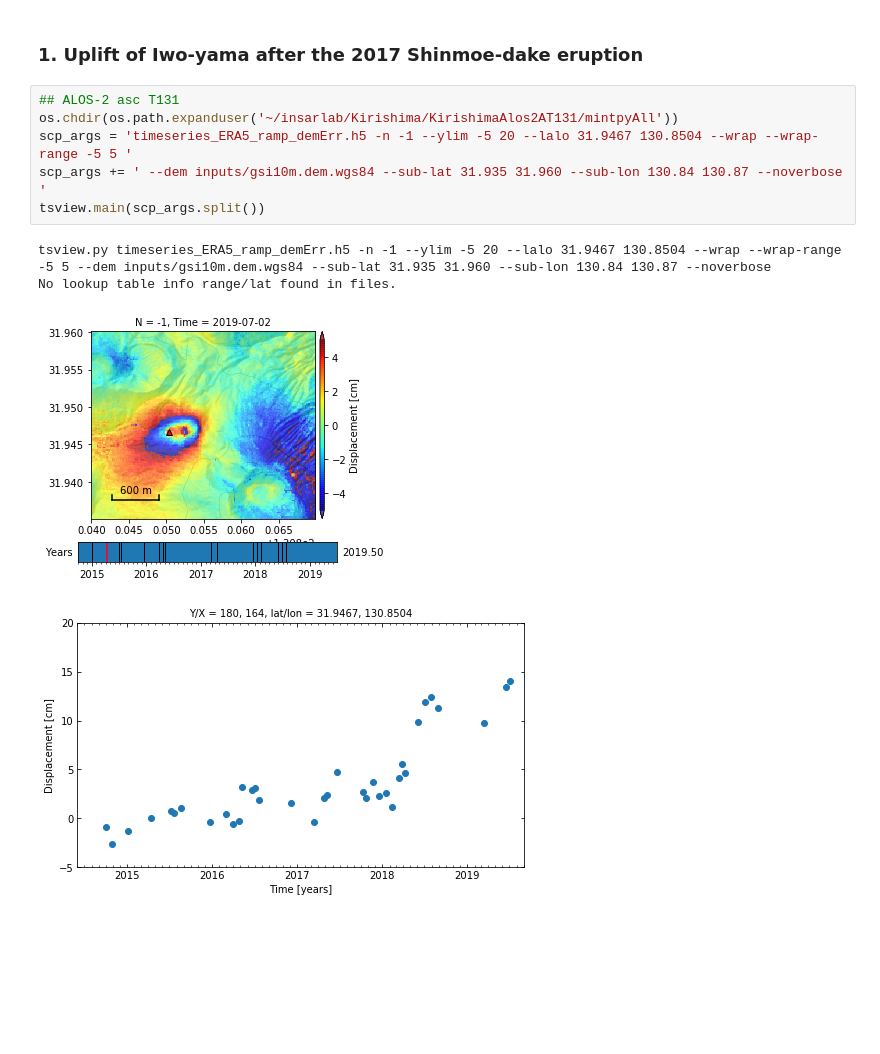
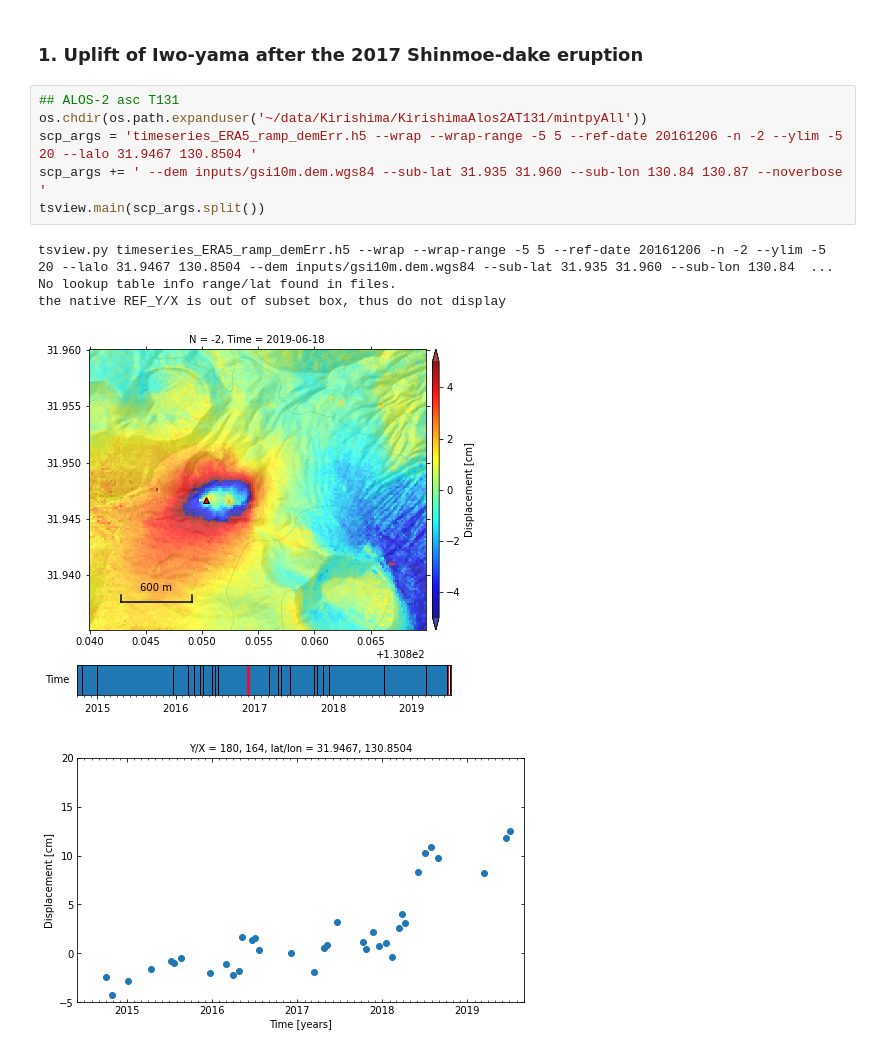
Before and after one commit to geodesymiami/2021-Kirishima, a Jupyter notebook: Fig_2_obs_maps.ipynb, the cells around one changed output. Saved outputs shown, nothing was run; the diff lists cells and outputs as text; blank space fills up the shorter version.

```diff
--- a/Fig_2_obs_maps.ipynb
+++ b/Fig_2_obs_maps.ipynb
@@ -147,12 +146,13 @@ inv_lon_2008post = float(inv_atr_2008post['CDMN_LON'])
 ### 1. Uplift of Iwo-yama after the 2017 Shinmoe-dake eruption
 # %%
 ## ALOS-2 asc T131
-os.chdir(os.path.expanduser('~/insarlab/Kirishima/KirishimaAlos2AT131/mintpyAll'))
-scp_args = 'timeseries_ERA5_ramp_demErr.h5 -n -1 --ylim -5 20 --lalo 31.9467 130.8504 --wrap --wrap-range -5 5 '
+os.chdir(os.path.expanduser('~/data/Kirishima/KirishimaAlos2AT131/mintpyAll'))
+scp_args = 'timeseries_ERA5_ramp_demErr.h5 --wrap --wrap-range -5 5 --ref-date 20161206 -n -2 --ylim -5 20 --lalo 31.9467 130.8504 '
 scp_args += ' --dem inputs/gsi10m.dem.wgs84 --sub-lat 31.935 31.960 --sub-lon 130.84 130.87 --noverbose '
 tsview.main(scp_args.split())
 # %% [output]
-tsview.py timeseries_ERA5_ramp_demErr.h5 -n -1 --ylim -5 20 --lalo 31.9467 130.8504 --wrap --wrap-range -5 5 --dem inputs/gsi10m.dem.wgs84 --sub-lat 31.935 31.960 --sub-lon 130.84 130.87 --noverbose
+tsview.py timeseries_ERA5_ramp_demErr.h5 --wrap --wrap-range -5 5 --ref-date 20161206 -n -2 --ylim -5 20 --lalo 31.9467 130.8504 --dem inputs/gsi10m.dem.wgs84 --sub-lat 31.935 31.960 --sub-lon 130.84  ...
 No lookup table info range/lat found in files.
+the native REF_Y/X is out of subset box, thus do not display
-[figure, old version]
+[figure, new version]
-[figure, old version]
+[figure, new version]
```
Also changed, not shown: parts of 6 cells of this notebook, 5 other files.
